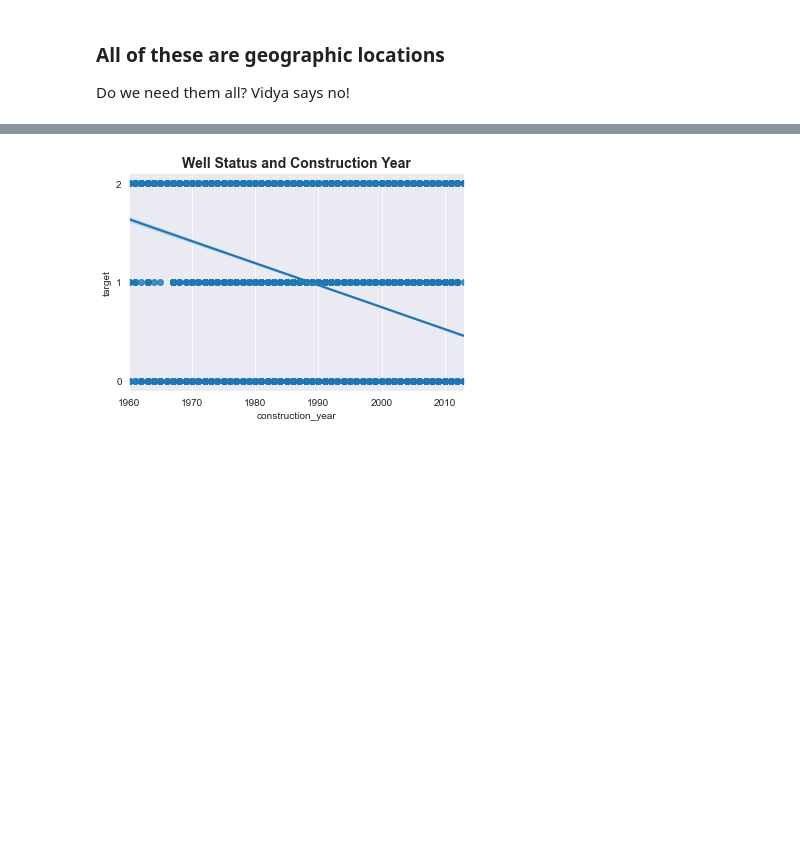
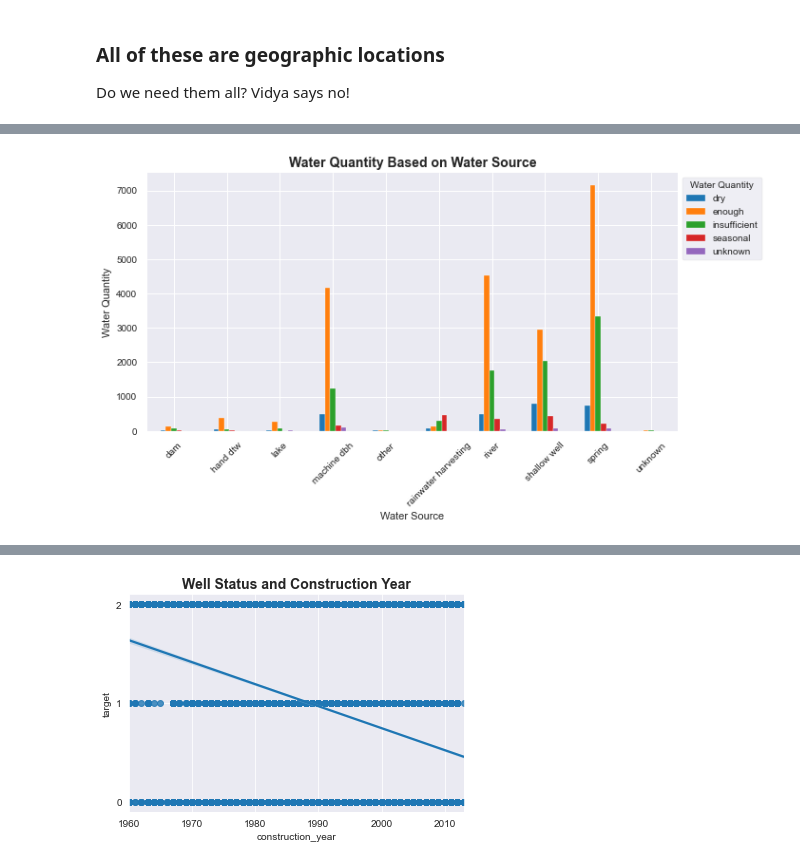
Before and after one commit to jneums/tanzania, a Jupyter notebook: notebooks/eda.ipynb, the cells around one changed output, grey strips where cells are left out. Saved outputs shown, nothing was run; the diff lists cells and outputs as text; code cells hidden in the pictures; blank space fills up the shorter version.

```diff
--- a/notebooks/eda.ipynb
+++ b/notebooks/eda.ipynb
@@ -87,0 +67,11 @@ Name: target, dtype: int64
+# %%
+#Water Source
+source_df = df.groupby('source')['quantity'].value_counts(ascending=False).unstack()
+source_df.plot(kind='bar', figsize=(10,5))
+plt.xlabel("Water Source")
+plt.xticks(rotation=45)
+plt.ylabel("Water Quantity")
+plt.title('Water Quantity Based on Water Source', fontsize=14, fontweight='bold')
+plt.legend(bbox_to_anchor=(1.0, 1.0), title='Water Quantity');
+# %% [output]
+[figure, added]
```
Also changed, not shown: parts of 16 cells of this notebook, 5 other files.
